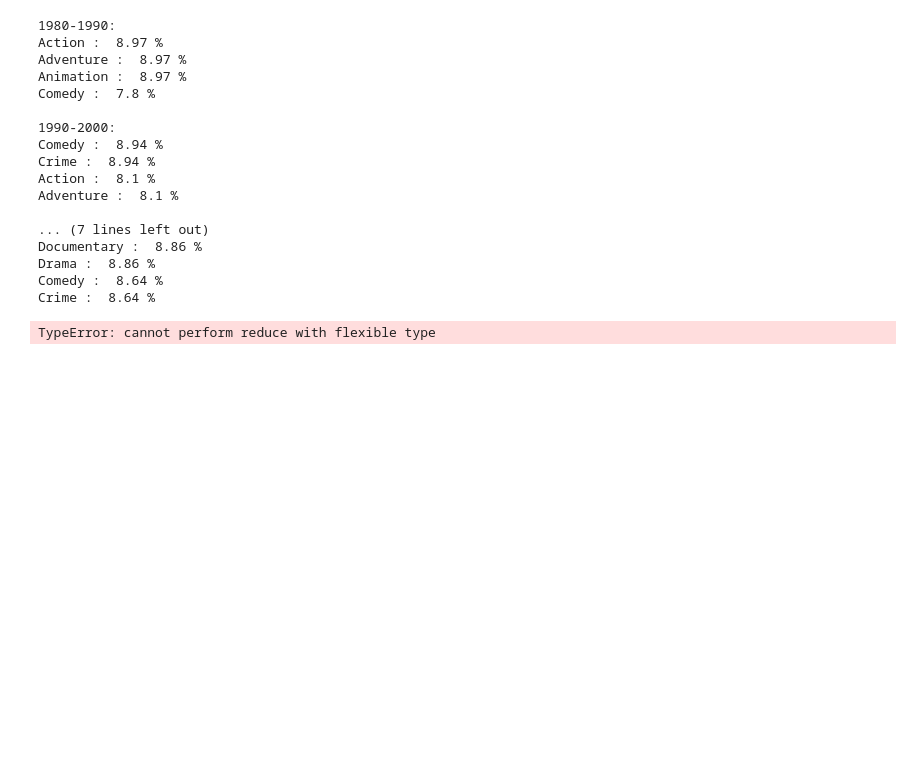
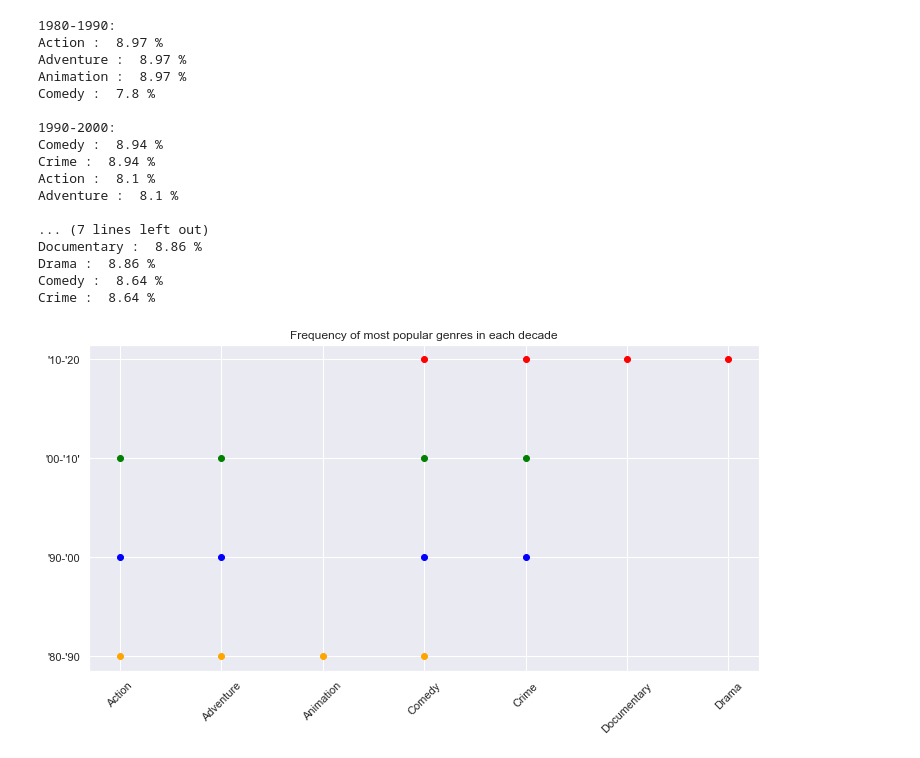
Before and after one commit to nastazya/Movies-analytics, a Jupyter notebook: EDA.ipynb, the cells around one changed output. Drawn from its saved outputs; the diff is of its cells as text; code cells hidden in the pictures; blank space fills up the shorter version.

```diff
--- a/EDA.ipynb
+++ b/EDA.ipynb
@@ -565,18 +546,36 @@ Documentary :  8.86 %
 Drama :  8.86 %
 Comedy :  8.64 %
 Crime :  8.64 %
-# %%
-# Recalculate percentage only for four most popular genres for each decade
-#Slicing four most popular genres
-g1 = np.array([np.array(g_v_c_1[x]) for x in range(4)])
-g2 = np.array([np.array(g_v_c_2[x]) for x in range(4)])
-g3 = np.array([np.array(g_v_c_3[x]) for x in range(4)])
-g4 = np.array([np.array(g_v_c_4[x]) for x in range(4)])
-#print(type(g1), type(g1[1]), g1[0][2])
-#print(g1,'\n\n',g2,'\n\n',g3,'\n\n',g4)
-#NOT FINISHED
-for i in range(4):
-    g1[i][1] = g1[i][1]*100/np.sum(g1, axis=0)
-print(g1)
-# %% [output]
-TypeError: cannot perform reduce with flexible type
+# %%
+#Showing results
+#We are seeing that through 4 decades Comedy is the most popular genre
+
+#Slicing four most popular genres
+g1 = [g_v_c_1[x] for x in range(4)]
+g2 = [g_v_c_2[x] for x in range(4)]
+g3 = [g_v_c_3[x] for x in range(4)]
+g4 = [g_v_c_4[x] for x in range(4)]
+
+names_unique = list(np.unique(list([g1[x][0] for x in range(4)]) + list([g2[x][0] for x in range(4)]) + list([g3[x][0] for x in range(4)]) + list([g4[x][0] for x in range(4)])))
+
+values1 = [[names_unique.index(g1[x][0])+1 for x in range(4)],[1 for x in range(4)]]
+values2 = [[names_unique.index(g2[x][0])+1 for x in range(4)],[2 for x in range(4)]]
+values3 = [[names_unique.index(g3[x][0])+1 for x in range(4)],[3 for x in range(4)]]
+values4 = [[names_unique.index(g4[x][0])+1 for x in range(4)],[4 for x in range(4)]]
+labels_x = names_unique
+labels_y = ["'80-'90", "'90-'00", "'00-'10'", "'10-'20"]
+plt.figure(figsize=(12,6))
+plt.title('Frequency of most popular genres in each decade')
+plt.xticks(range(1,len(labels_x)+2), labels_x, rotation=45)
+plt.yticks(range(1,len(labels_y)+2), labels_y, rotation='horizontal')
+
+plt.plot(values1[0], values1[1], 'o', color='orange')
+plt.plot(values2[0], values2[1], 'o', color='blue')
+plt.plot(values3[0], values3[1], 'o', color='green')
+plt.plot(values4[0], values4[1], 'o', color='red')
+
+
+
+plt.show()
+# %% [output]
+[figure, added]
```
Also changed, not shown: parts of 4 cells of this notebook.
